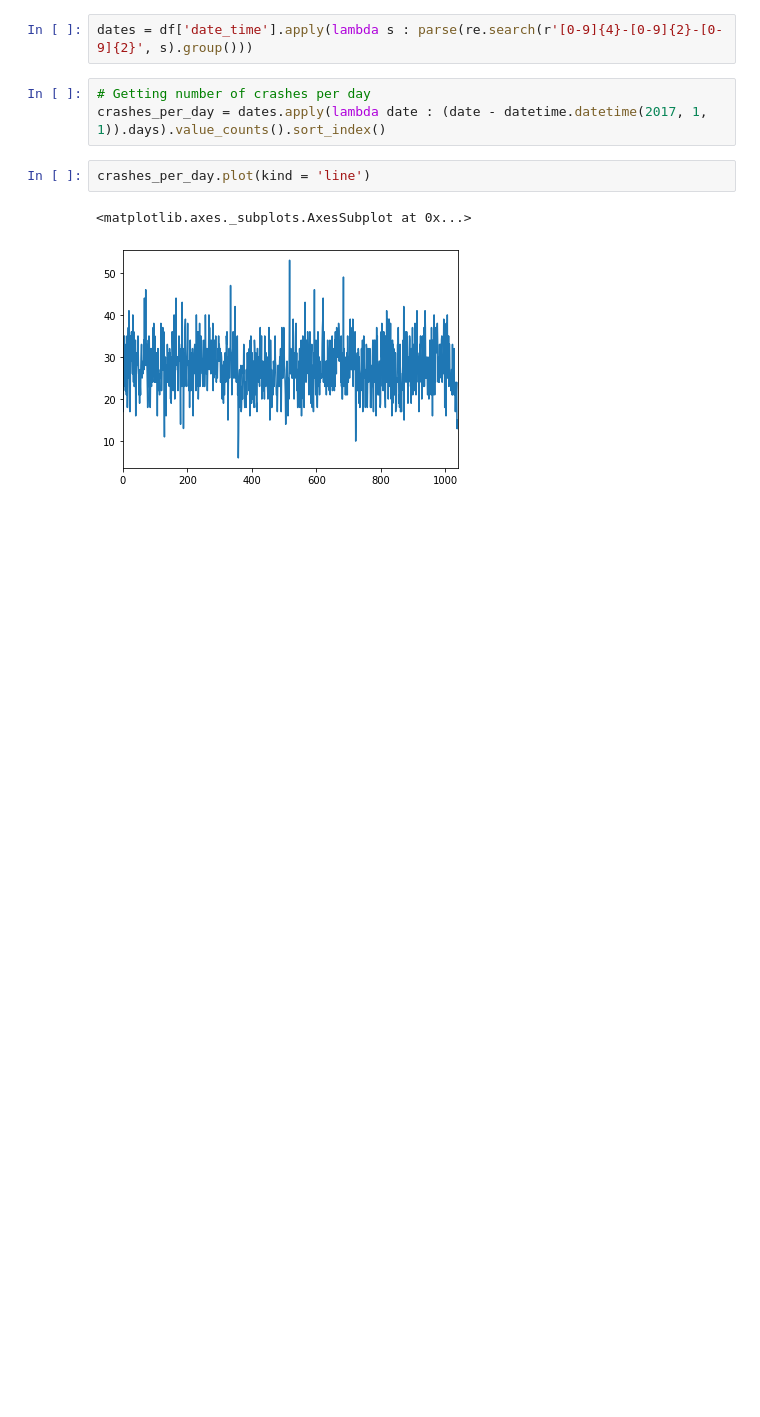
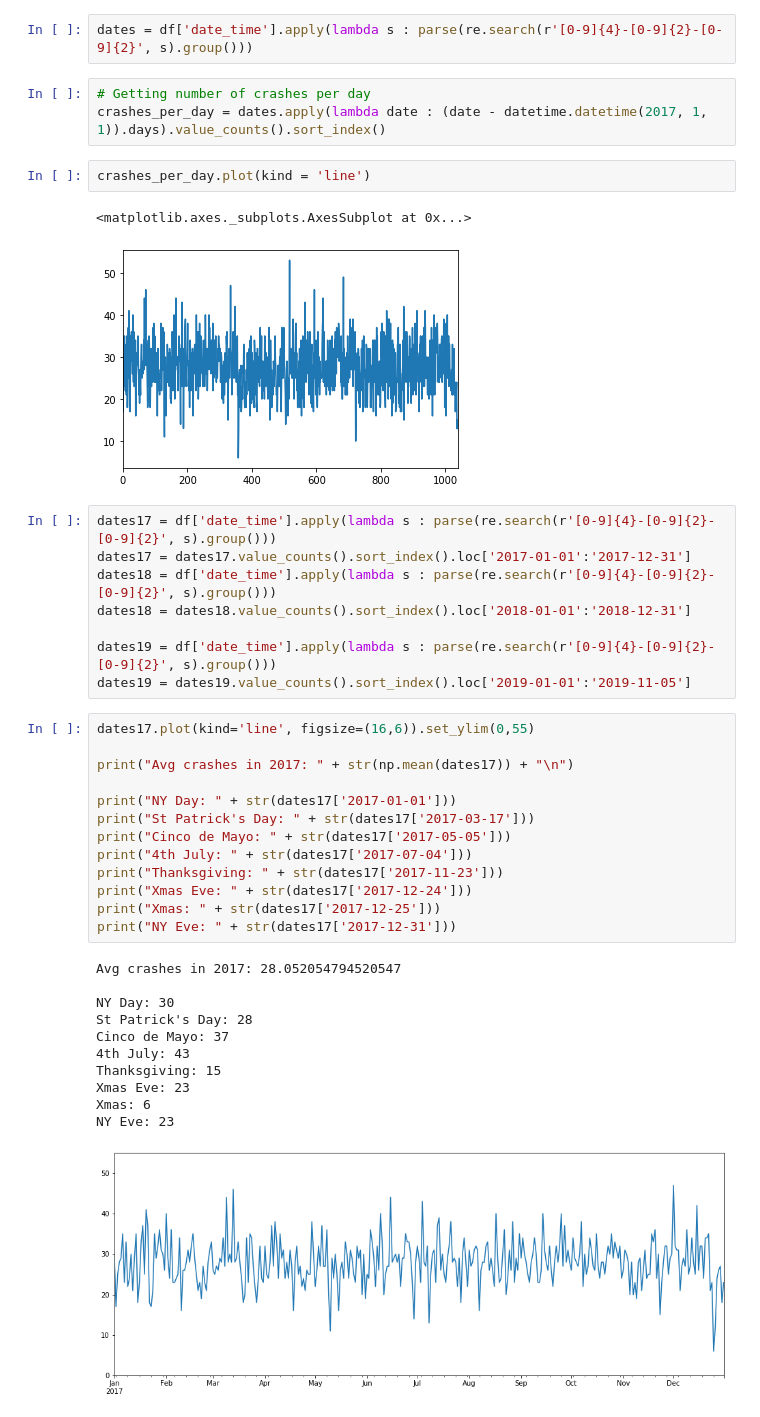
Before and after one commit to COGS108/group061, a Jupyter notebook: Final Project.ipynb, the cells around one changed output. Cells and saved outputs as stored; diff of their text form; blank space fills up the shorter version.

```diff
--- a/Final Project.ipynb
+++ b/Final Project.ipynb
@@ -225,3 +225,36 @@ crashes_per_day.plot(kind = 'line')
 # %% [output]
 <matplotlib.axes._subplots.AxesSubplot at 0x...>
 [figure]
+# %%
+dates17 = df['date_time'].apply(lambda s : parse(re.search(r'[0-9]{4}-[0-9]{2}-[0-9]{2}', s).group()))
+dates17 = dates17.value_counts().sort_index().loc['2017-01-01':'2017-12-31']
+dates18 = df['date_time'].apply(lambda s : parse(re.search(r'[0-9]{4}-[0-9]{2}-[0-9]{2}', s).group()))
+dates18 = dates18.value_counts().sort_index().loc['2018-01-01':'2018-12-31']
+
+dates19 = df['date_time'].apply(lambda s : parse(re.search(r'[0-9]{4}-[0-9]{2}-[0-9]{2}', s).group()))
+dates19 = dates19.value_counts().sort_index().loc['2019-01-01':'2019-11-05']
+# %%
+dates17.plot(kind='line', figsize=(16,6)).set_ylim(0,55)
+
+print("Avg crashes in 2017: " + str(np.mean(dates17)) + "\n")
+
+print("NY Day: " + str(dates17['2017-01-01']))
+print("St Patrick's Day: " + str(dates17['2017-03-17']))
+print("Cinco de Mayo: " + str(dates17['2017-05-05']))
+print("4th July: " + str(dates17['2017-07-04']))
+print("Thanksgiving: " + str(dates17['2017-11-23']))
+print("Xmas Eve: " + str(dates17['2017-12-24']))
+print("Xmas: " + str(dates17['2017-12-25']))
+print("NY Eve: " + str(dates17['2017-12-31']))
+# %% [output]
+Avg crashes in 2017: 28.052054794520547
+
+NY Day: 30
+St Patrick's Day: 28
+Cinco de Mayo: 37
+4th July: 43
+Thanksgiving: 15
+Xmas Eve: 23
+Xmas: 6
+NY Eve: 23
+[figure, added]
```
Also changed, not shown: parts of 2 cells of this notebook.
